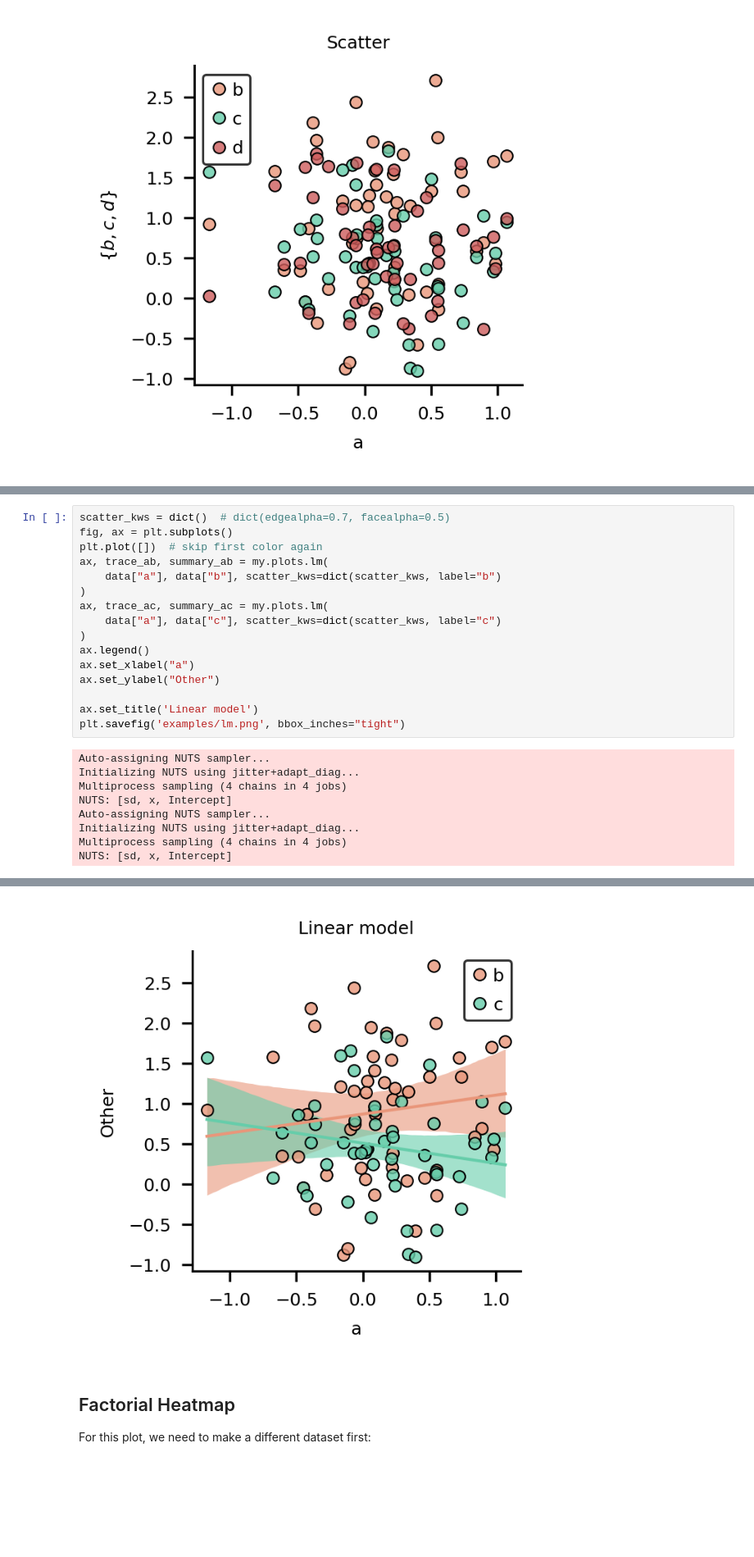
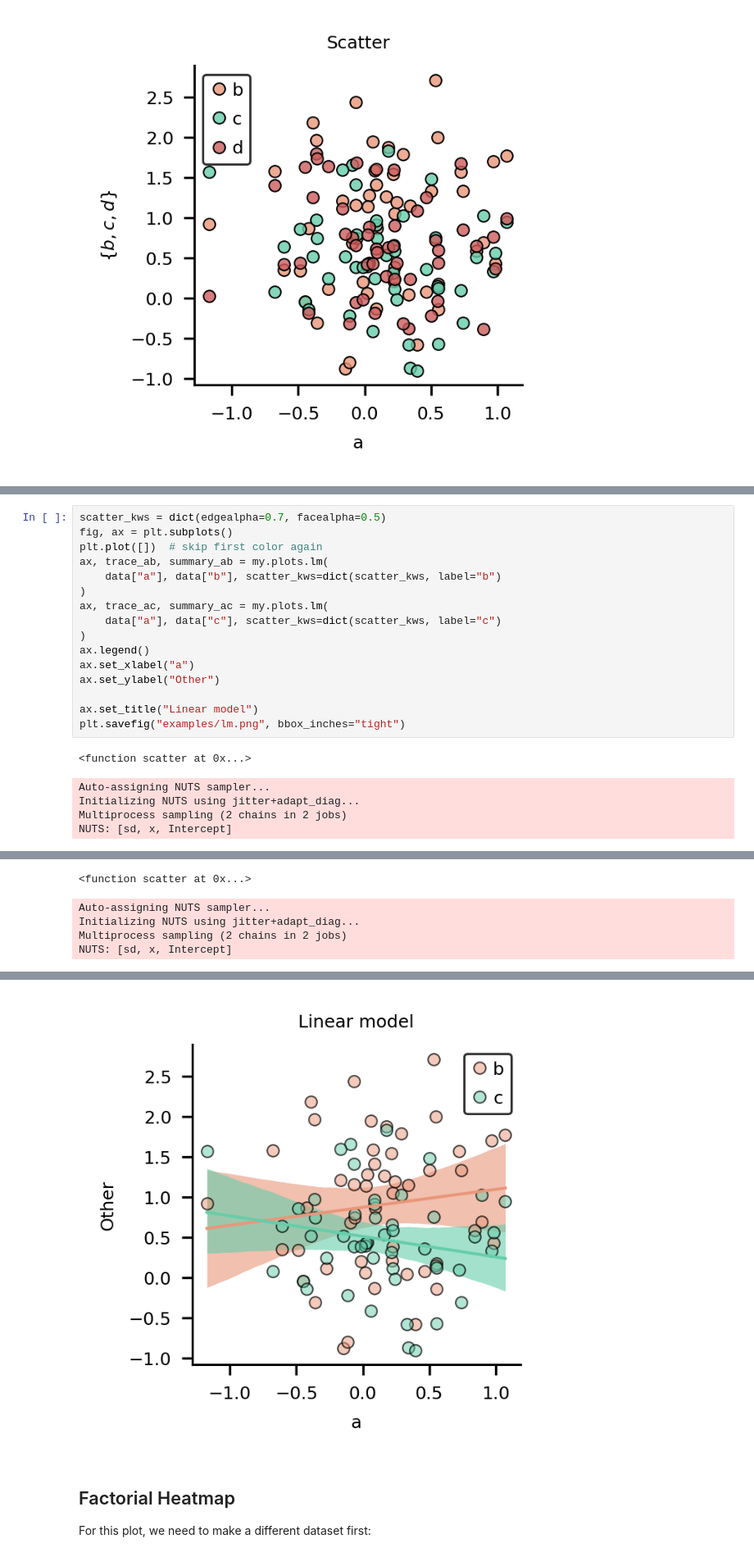
Before and after one commit to moltaire/myplotlib, a Jupyter notebook: gallery.ipynb, the cells around one changed output, grey strips where cells are left out. Shown at 82% size. Cells and saved outputs as stored; diff of their text form; blank space fills up the shorter version.

Commit message:
updated, included BMS, model recovery plot, probably more

```diff
--- a/gallery.ipynb
+++ b/gallery.ipynb
@@ -72,5 +69,5 @@ plt.savefig("examples/scatter.png", bbox_inches="tight")
 # %%
-scatter_kws = dict()  # dict(edgealpha=0.7, facealpha=0.5)
+scatter_kws = dict(edgealpha=0.7, facealpha=0.5)
 fig, ax = plt.subplots()
 plt.plot([])  # skip first color again
 ax, trace_ab, summary_ab = my.plots.lm(
@@ -83,14 +80,11 @@ ax.legend()
 ax.set_xlabel("a")
 ax.set_ylabel("Other")
 
-ax.set_title('Linear model')
-plt.savefig('examples/lm.png', bbox_inches="tight")
+ax.set_title("Linear model")
+plt.savefig("examples/lm.png", bbox_inches="tight")
 # %% [output]
-Auto-assigning NUTS sampler...
-Initializing NUTS using jitter+adapt_diag...
-Multiprocess sampling (4 chains in 4 jobs)
-NUTS: [sd, x, Intercept]
-Auto-assigning NUTS sampler...
-Initializing NUTS using jitter+adapt_diag...
-Multiprocess sampling (4 chains in 4 jobs)
-NUTS: [sd, x, Intercept]
+<function scatter at 0x...>
+Auto-assigning NUTS sampler...
+Initializing NUTS using jitter+adapt_diag...
+Multiprocess sampling (2 chains in 2 jobs)
+NUTS: [sd, x, Intercept]
@@ -96,0 +93,5 @@ NUTS: [sd, x, Intercept]
+<function scatter at 0x...>
+Auto-assigning NUTS sampler...
+Initializing NUTS using jitter+adapt_diag...
+Multiprocess sampling (2 chains in 2 jobs)
+NUTS: [sd, x, Intercept]
@@ -97,4 +100,4 @@ NUTS: [sd, x, Intercept]
-[figure, old version]
+[figure, new version]
 # %% [markdown]
 ## Factorial Heatmap
 
```
Also changed, not shown: parts of 25 cells of this notebook, 19 other files.
